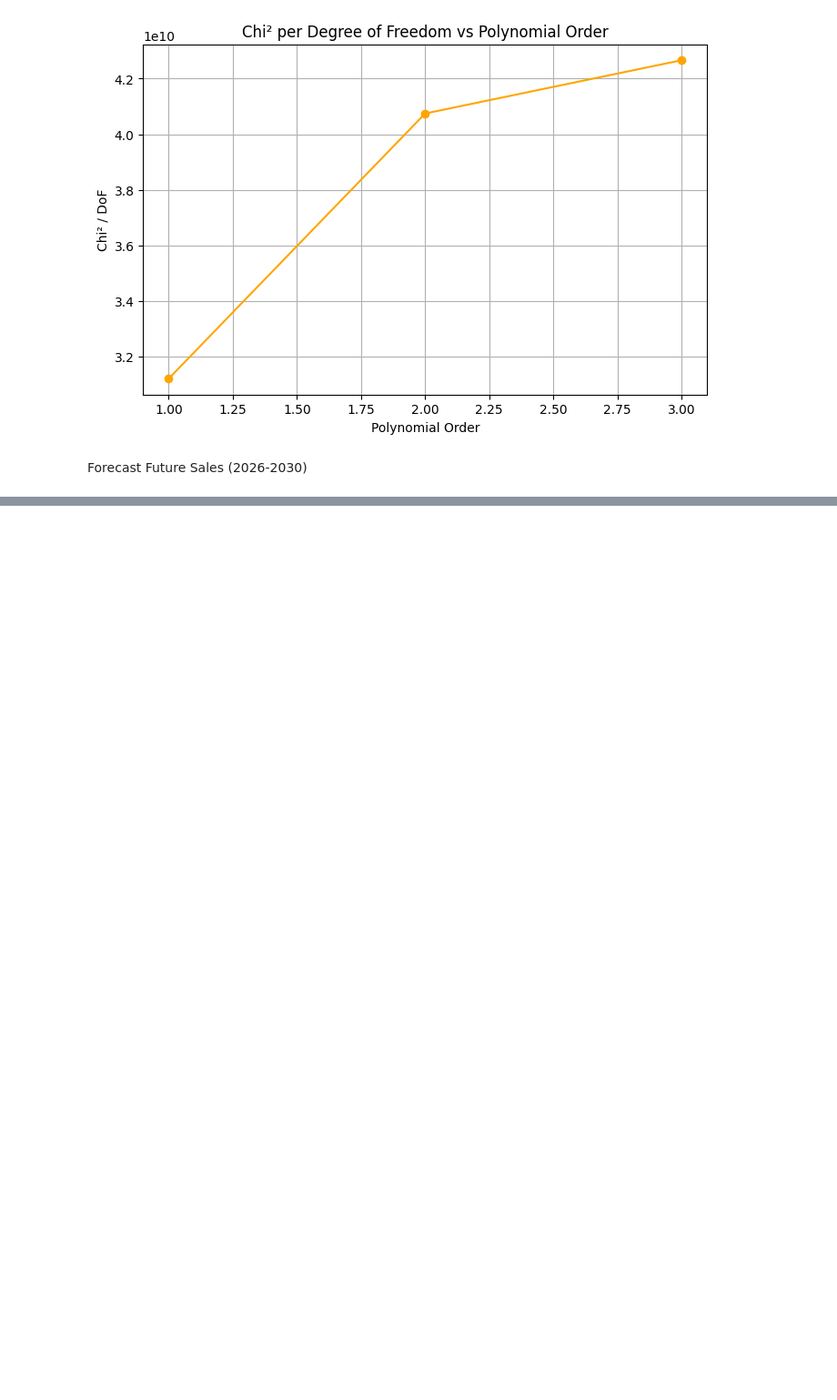
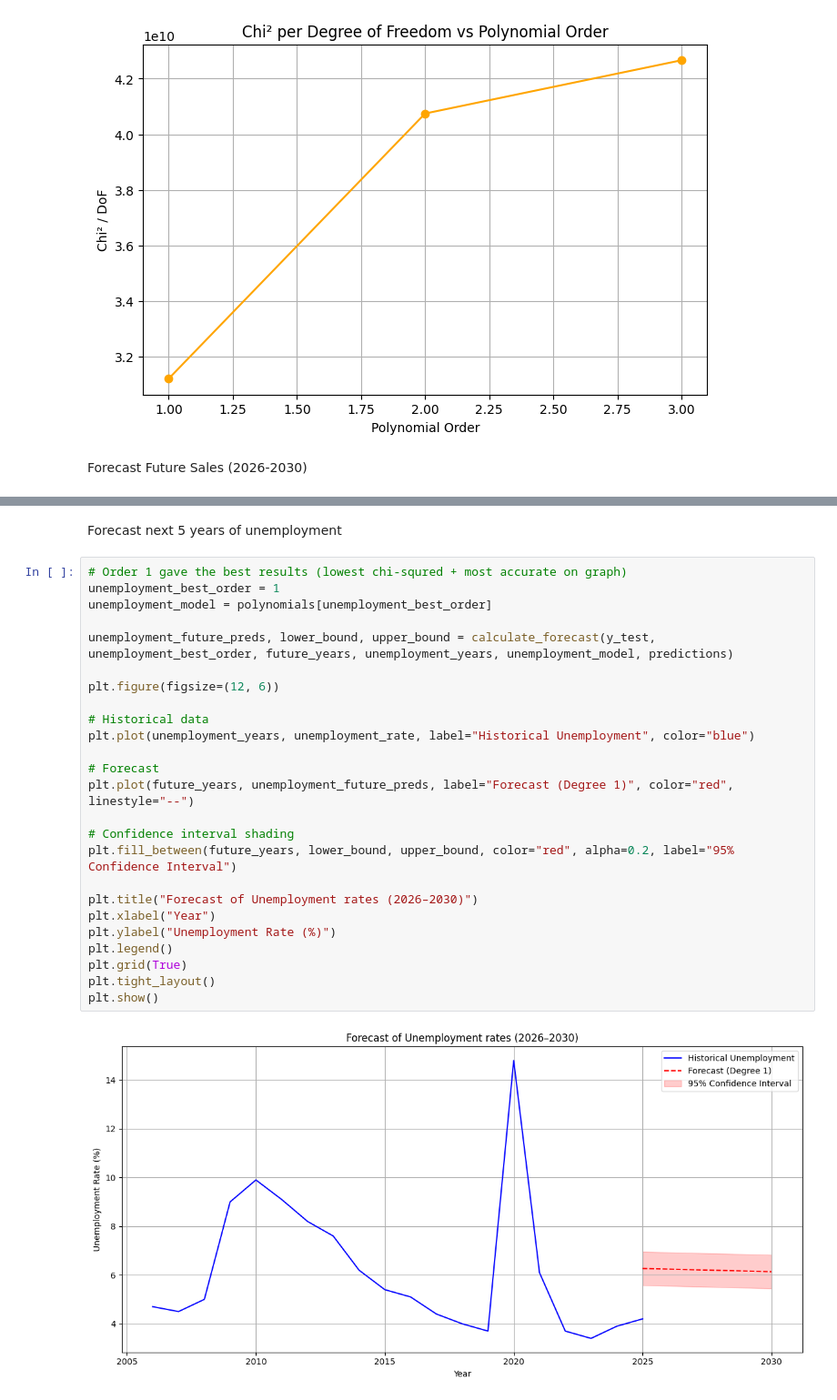
Before and after one commit to AjwadIbnSwalehin/retail-macro-forecasting, a Jupyter notebook: notebooks/general_merchandise.ipynb, the cells around one changed output, grey strips where cells are left out. Shown: that part at 91% size. Drawn from its saved outputs; the diff is of its cells as text; blank space fills up the shorter version.

```diff
--- a/notebooks/general_merchandise.ipynb
+++ b/notebooks/general_merchandise.ipynb
@@ -317,0 +358,29 @@ plt.show()
+# %% [markdown]
+Forecast next 5 years of unemployment
+# %%
+# Order 1 gave the best results (lowest chi-squred + most accurate on graph)
+unemployment_best_order = 1
+unemployment_model = polynomials[unemployment_best_order]
+
+unemployment_future_preds, lower_bound, upper_bound = calculate_forecast(y_test, unemployment_best_order, future_years, unemployment_years, unemployment_model, predictions)
+
+plt.figure(figsize=(12, 6))
+
+# Historical data
+plt.plot(unemployment_years, unemployment_rate, label="Historical Unemployment", color="blue")
+
+# Forecast
+plt.plot(future_years, unemployment_future_preds, label="Forecast (Degree 1)", color="red", linestyle="--")
+
+# Confidence interval shading
+plt.fill_between(future_years, lower_bound, upper_bound, color="red", alpha=0.2, label="95% Confidence Interval")
+
+plt.title("Forecast of Unemployment rates (2026–2030)")
+plt.xlabel("Year")
+plt.ylabel("Unemployment Rate (%)")
+plt.legend()
+plt.grid(True)
+plt.tight_layout()
+plt.show()
+# %% [output]
+[figure, added]
```
Also changed, not shown: parts of 9 cells of this notebook.
